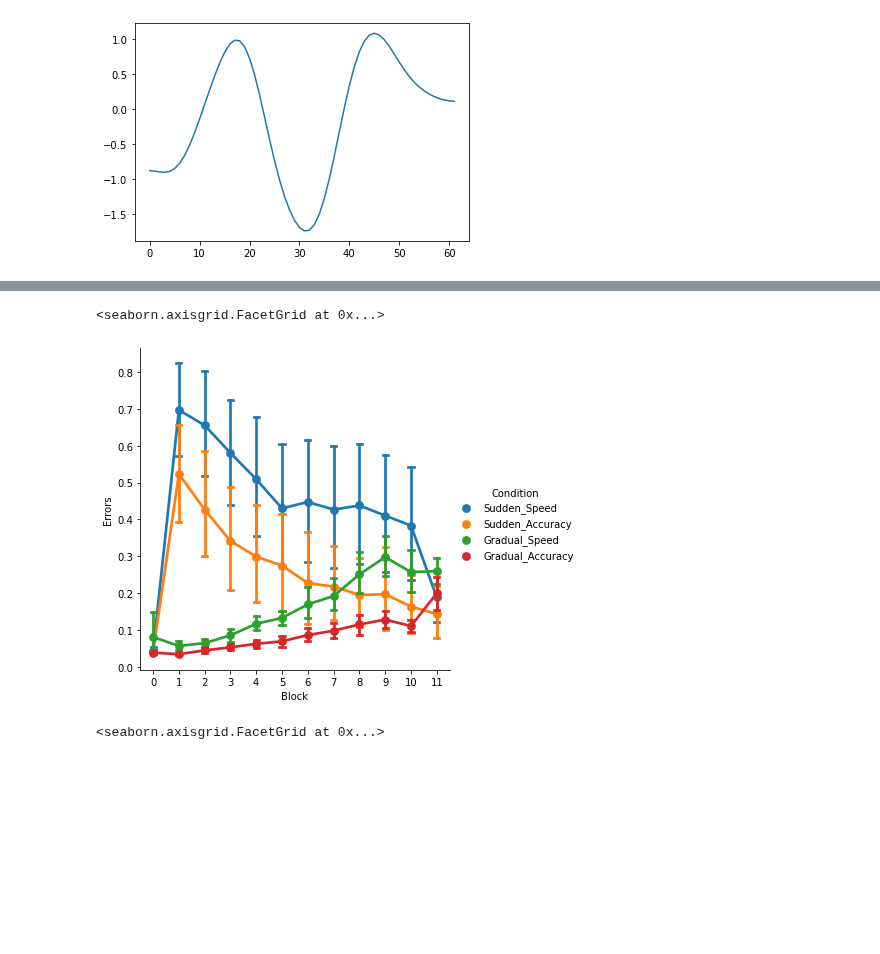
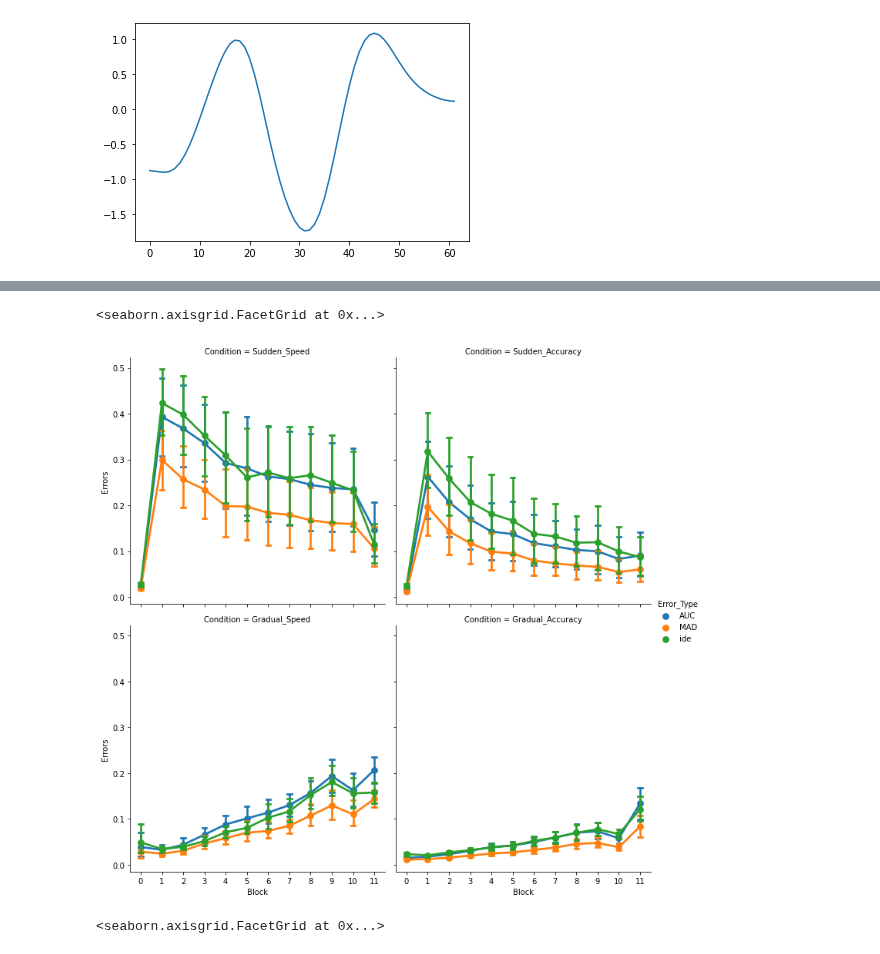
Before and after one commit to tejas-savalia/Lab-Codes, a Jupyter notebook: Psychtoolbox/Visuomotor_Adaptation_Tablet/python_scripts/analyses.ipynb, the cells around one changed output, grey strips where cells are left out. Cells and saved outputs as stored; diff of their text form; code cells hidden in the pictures; blank space fills up the shorter version.

```diff
--- a/Psychtoolbox/Visuomotor_Adaptation_Tablet/python_scripts/analyses.ipynb
+++ b/Psychtoolbox/Visuomotor_Adaptation_Tablet/python_scripts/analyses.ipynb
@@ -222,10 +210,16 @@ array([[[2.90924169e-02, 2.91043836e-03, 1.03038265e-01, ...,
 # %%
-ide_smooth = np.zeros((60, 12, 64))
+auc_smooth = np.zeros((60, 12, 64))
+mad_smooth = np.zeros((60, 12, 64))
 
 for participant in range(60):
     for block in range(12):
-        ide[participant][block] = np.nan_to_num(ide[participant][block], nan = np.nanmedian(ide[participant][block]))
-        ide_smooth[participant][block] = gaussian_filter(ide[participant][block], sigma = 2)
+        AUC[participant][block] = np.nan_to_num(AUC[participant][block], nan = np.nanmedian(AUC[participant][block]))
+        auc_smooth[participant][block] = gaussian_filter(AUC[participant][block], sigma = 2)
+
+        MAD[participant][block] = np.nan_to_num(MAD[participant][block], nan = np.nanmedian(MAD[participant][block]))
+        mad_smooth[participant][block] = gaussian_filter(MAD[participant][block], sigma = 2)
+# %%
+ide_smooth = pickle.load(open('ide_smooth.pickle', 'rb'))
 # %%
 trial = 16
 plt.plot(gaussian_filter(signed_angles[trial], sigma=4))
@@ -237,5 +234,5 @@ find_peaks(gaussian_filter(signed_angles[trial], sigma=4), height=0.5)[0][0]/len
 # %%
-errors = pd.DataFrame({'Participant_Id': np.repeat(range(60), 768),
+error_measures = pd.DataFrame({'Participant_Id': np.repeat(range(60), 768),
                        'Trial': np.tile(np.arange(768), 60),
                        'Block': np.tile(np.repeat(np.arange(12), 64), 60),
                        'Rotation': np.tile(np.repeat(np.array(['Sudden', 'Sudden', 'Gradual', 'Gradual']), 768), 15),
@@ -248,7 +245,13 @@ errors = pd.DataFrame({'Participant_Id': np.repeat(range(60), 768),
                        #'Current': np.ravel(curvatures_smooth)
                        #'Euclidean_Mean': np.ravel(euclidean_mean)
                        #'total_error': np.ravel(ide) + np.ravel(online_error),
-                       'ide': np.ravel(ide_smooth)
+                       'ide': np.ravel(ide_smooth)/np.max(ide_smooth),
+                       'AUC': np.ravel(auc_smooth)/np.max(auc_smooth),
+                       'MAD': np.ravel(mad_smooth)/np.max(mad_smooth),
+                       #'init_AUC': np.ravel(init_AUC)/np.max(init_AUC),
+                       #'init_MAD': np.ravel(init_MAD)/np.max(init_MAD),
+                       #'late_AUC': np.ravel(latter_AUC)/np.max(latter_AUC),
+                       #'late_MAD': np.ravel(latter_MAD)/np.max(latter_MAD)
                        #'Signed_Angle_Var': np.ravel(signed_angles_var)
                       })
-errors['Condition'] = errors['Rotation'] + '_' + errors['Emphasis']
+error_measures['Condition'] = error_measures['Rotation'] + '_' + error_measures['Emphasis']
@@ -255,13 +304,13 @@ errors['Condition'] = errors['Rotation'] + '_' + errors['Emphasis']
 # %%
-errors_melt = errors.melt(id_vars=['Participant_Id', 'Trial', 'Block', 'Rotation', 'Emphasis', 'Condition'], var_name='Error_Type', value_name='Errors')
+errors_melt = error_measures.melt(id_vars=['Participant_Id', 'Trial', 'Block', 'Rotation', 'Emphasis', 'Condition'], var_name='Error_Type', value_name='Errors')
 # %%
 blockwise = errors_melt.groupby(['Participant_Id', 'Block', 'Error_Type', 'Rotation', 'Emphasis', 'Condition']).mean().reset_index()
 # %%
-sns.catplot(x = 'Block', y = 'Errors', hue = "Condition",
+sns.catplot(x = 'Block', y = 'Errors', hue = "Error_Type", col = 'Condition', col_wrap = 2,
              kind = 'point', capsize = 0.2, data = blockwise)
 # %% [output]
 <seaborn.axisgrid.FacetGrid at 0x...>
-[figure, old version]
+[figure, new version]
 # %%
 sns.relplot(x = 'Trial', y = 'Errors', hue = 'Condition',
             data = errors_melt[errors_melt['Block'] < 12], height = 6, aspect = 2.5, kind = 'line')
```
Also changed, not shown: parts of 15 cells of this notebook, 5 other files.
